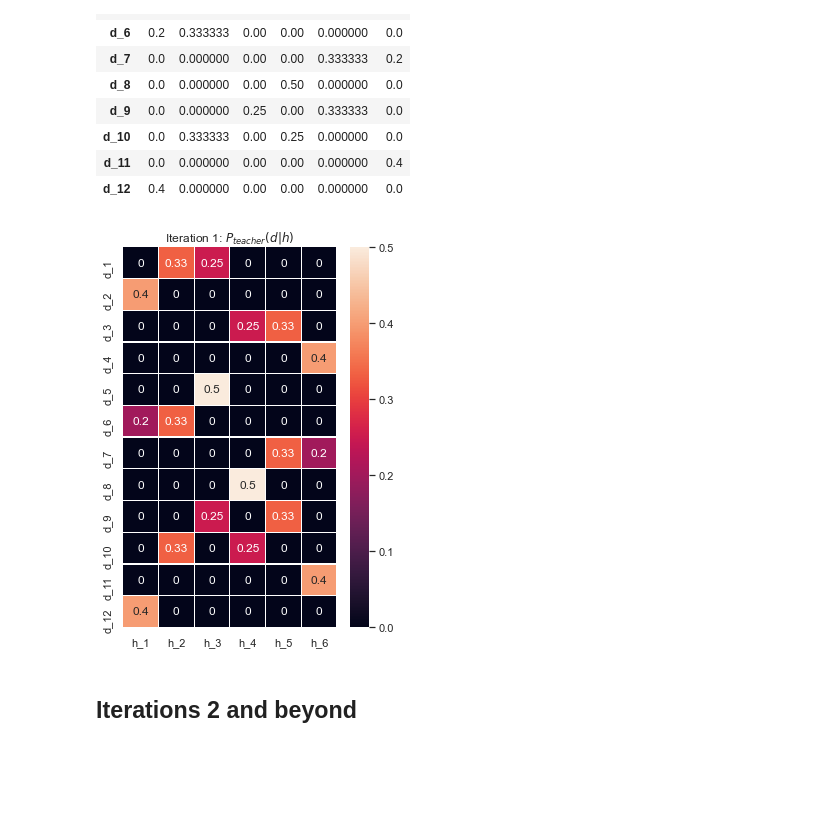
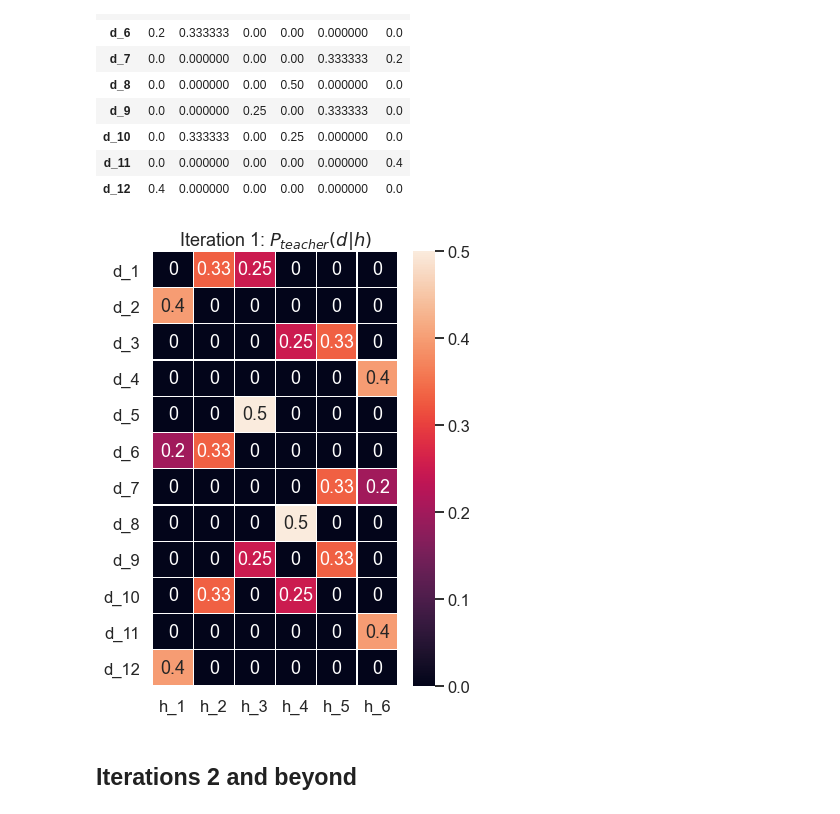
Before and after one commit to nataliavelez/teaching_models, a Jupyter notebook: line_game_model.ipynb, the cells around one changed output. Saved outputs shown, nothing was run; the diff lists cells and outputs as text; code cells hidden in the pictures; blank space fills up the shorter version.

```diff
--- a/line_game_model.ipynb
+++ b/line_game_model.ipynb
@@ -11,7 +11,11 @@ import numpy as np
 import pandas as pd
 import matplotlib.pyplot as plt
 import seaborn as sns
-sns.set()
+from scipy import stats
+
+#sns.set()
+sns.set_style('white')
+sns.set_context('talk')
 # %%
 # create hypotheses array
 h = np.array([
@@ -147,13 +151,13 @@ df_1
 | d_11 | 0.0 | 0.000000 | 0.00 | 0.00 | 0.000000 | 0.4 |
 | d_12 | 0.4 | 0.000000 | 0.00 | 0.00 | 0.000000 | 0.0 |
 # %%
-plt.figure(figsize=(4.8,7))
+plt.figure(figsize=(5.5,8))
 _ = sns.heatmap(df_1, annot=True, linewidths=0.25)
 plt.title('Iteration 1: $P_{teacher} (d|h)$')
 
 plt.show()
 # %% [output]
-[figure, old version]
+[figure, new version]
 # %% [markdown]
 ## Iterations 2 and beyond
 # %%
```
Also changed, not shown: parts of 9 cells of this notebook.
